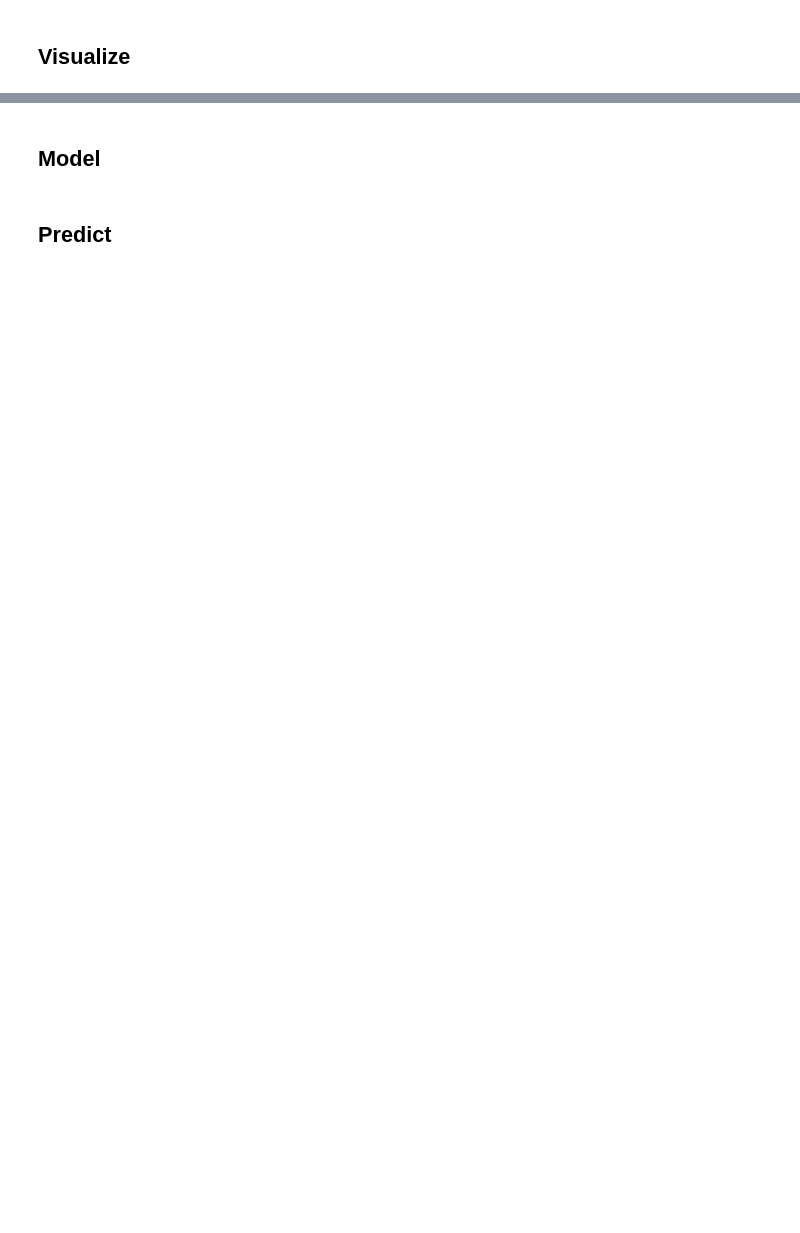
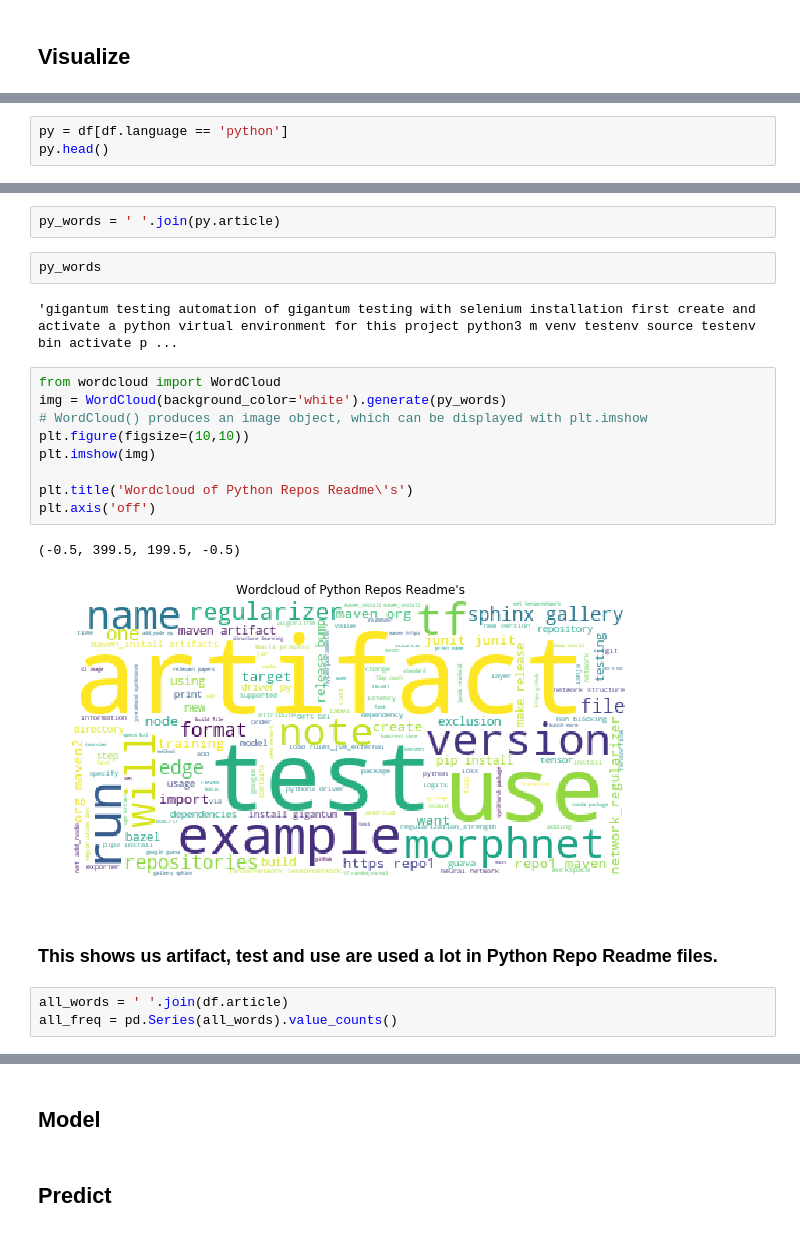
Before and after one commit to codeup-cyber-linguists/languages-classifier, a Jupyter notebook: jesse_nlp_nb.ipynb, the cells around one changed output, grey strips where cells are left out. Drawn from its saved outputs; the diff is of its cells as text; blank space fills up the shorter version.

Commit message:
Made some wordclouds

```diff
--- a/jesse_nlp_nb.ipynb
+++ b/jesse_nlp_nb.ipynb
@@ -720,0 +881,3 @@ len(list1)
+# %%
+py = df[df.language == 'python']
+py.head()
@@ -720,0 +891,23 @@ len(list1)
+# %%
+py_words = ' '.join(py.article)
+# %%
+py_words
+# %% [output]
+'gigantum testing automation of gigantum testing with selenium installation first create and activate a python virtual environment for this project python3 m venv testenv source testenv bin activate p ...
+# %%
+from wordcloud import WordCloud
+img = WordCloud(background_color='white').generate(py_words)
+# WordCloud() produces an image object, which can be displayed with plt.imshow
+plt.figure(figsize=(10,10))
+plt.imshow(img)
+
+plt.title('Wordcloud of Python Repos Readme\'s')
+plt.axis('off')
+# %% [output]
+(-0.5, 399.5, 199.5, -0.5)
+[figure, added]
+# %% [markdown]
+### This shows us artifact, test and use are used a lot in Python Repo Readme files.
+# %%
+all_words = ' '.join(df.article)
+all_freq = pd.Series(all_words).value_counts()
```
Also changed, not shown: parts of 38 cells of this notebook.
